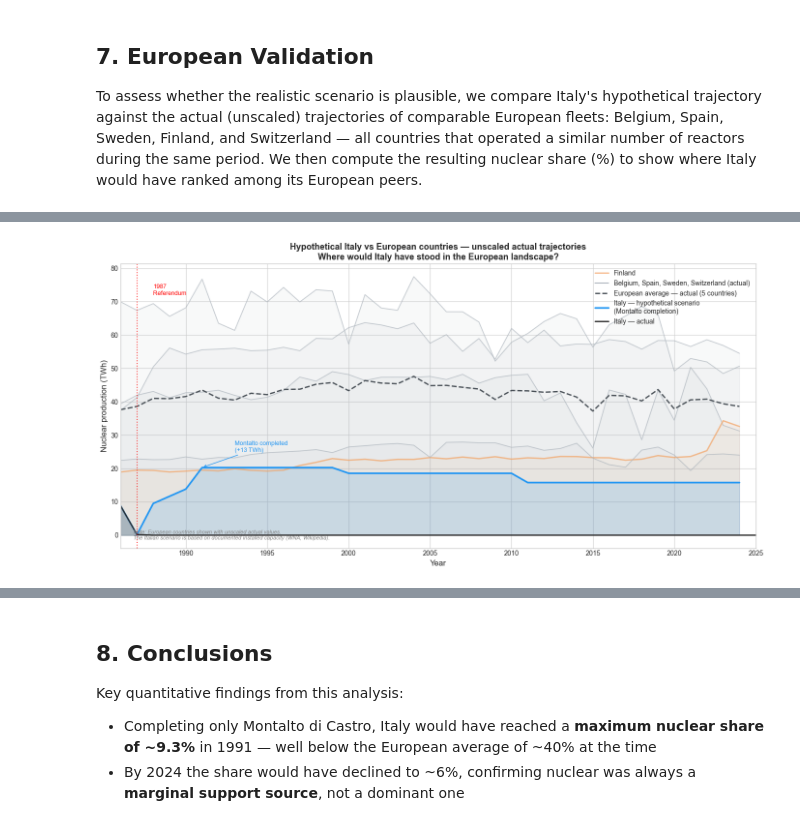
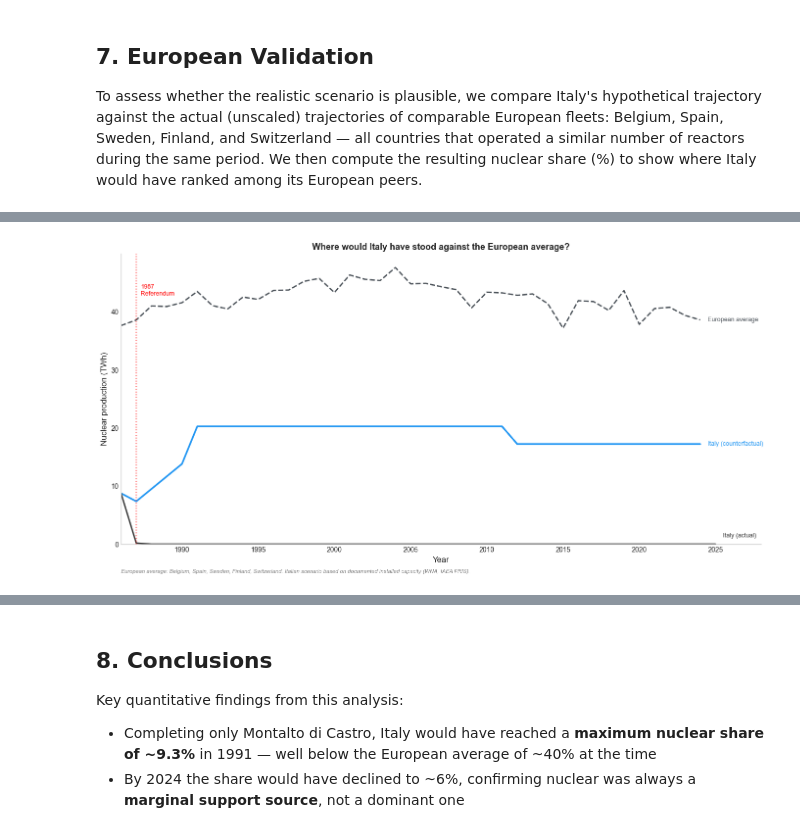
Before and after one commit to giuseppe-vigliotti/nuclear-data-analysis, a Jupyter notebook: notebooks/02_visualizations.ipynb, the cells around one changed output, grey strips where cells are left out. Drawn from its saved outputs; the diff is of its cells as text; code cells hidden in the pictures.

```diff
--- a/notebooks/02_visualizations.ipynb
+++ b/notebooks/02_visualizations.ipynb
@@ -1120,84 +984,53 @@ logger.info("Chart saved to plots/")
 # %%
 fig, ax = plt.subplots(figsize=(14, 7))
 
-# European countries — unscaled actual trajectories
-eu_colors = {
-    'Belgium':     ('#DEE2E6', '#ADB5BD'),
-    'Spain':       ('#DEE2E6', '#ADB5BD'),
-    'Sweden':      ('#DEE2E6', '#ADB5BD'),
-    'Finland':     ('#FFDAB9', '#F4A261'),
-    'Switzerland': ('#DEE2E6', '#ADB5BD')
-}
-
-for country in eu_countries:
-    df_c = df_eu[df_eu['country'] == country].copy()
-    if len(df_c) == 0:
-        continue
-    fill_col, line_col = eu_colors.get(country, ('#DEE2E6', '#ADB5BD'))
-    thickness = 2 if country == 'Finland' else 1.2
-    label = country if country == 'Finland' else '_nolegend_'
-
-    ax.fill_between(df_c['year'], df_c['nuclear_twh'],
-                    alpha=0.08, color=line_col)
-    ax.plot(df_c['year'], df_c['nuclear_twh'],
-            color=line_col, linewidth=thickness,
-            alpha=0.7, label=label)
-
-# Group label for grey countries
-ax.plot([], [], color='#ADB5BD', linewidth=1.5,
-        label='Belgium, Spain, Sweden, Switzerland (actual)')
-
-# European actual average
+# Media europea
 eu_avg_actual = df_eu.groupby('year')['nuclear_twh'].mean()
 ax.plot(eu_avg_actual.index, eu_avg_actual.values,
-        color='#495057', linewidth=2, linestyle='--',
-        label='European average — actual (5 countries)')
+        color='#495057', linewidth=2, linestyle='--')
+ax.text(eu_avg_actual.index[-1] + 0.5, eu_avg_actual.values[-1],
+        'European average', va='center', fontsize=9, color='#495057')
 
-# Italy hypothetical scenario — absolute values
-ax.fill_between(df_scenario['year'], df_scenario['twh_scenario'],
-                alpha=0.15, color='#2196F3')
-ax.plot(df_scenario['year'], df_scenario['twh_scenario'],
-        color='#2196F3', linewidth=2.5,
-        label='Italy — hypothetical scenario\n(Montalto completion)')
+# Scenario ipotetico Italia
+df_s = df_scenario[df_scenario['year'] >= 1986]
+ax.plot(df_s['year'], df_s['twh_scenario'],
+        color='#2196F3', linewidth=2.5)
+ax.text(df_s['year'].iloc[-1] + 0.5, df_s['twh_scenario'].iloc[-1],
+        'Italy (counterfactual)', va='center', fontsize=9, color='#2196F3')
 
-# Italy actual
+# Italia reale
 df_italy_plot = df_merged[
     (df_merged['country'] == 'Italy') &
     (df_merged['year'] >= 1986)
 ].copy()
-ax.fill_between(df_italy_plot['year'], df_italy_plot['nuclear_twh'],
-                alpha=0.2, color='#2d2d2d')
 ax.plot(df_italy_plot['year'], df_italy_plot['nuclear_twh'],
-        color='#2d2d2d', linewidth=2,
-        label='Italy — actual')
+        color='#2d2d2d', linewidth=2)
+ax.text(df_italy_plot['year'].iloc[-1] + 0.5, 1.5,
+        'Italy (actual)', va='center', fontsize=9, color='#2d2d2d')
 
-# Referendum line
+# Referendum
 ax.axvline(x=1987, color='red', linestyle=':', linewidth=1.5, alpha=0.7)
-ax.text(1988, 72, '1987\nReferendum', color='red', fontsize=9)
-
-# Montalto annotation
-ax.annotate('Montalto completed\n(+13 TWh)',
-            xy=(1991, 20.3), xytext=(1993, 25),
-            arrowprops=dict(arrowstyle='->', color='#2196F3'),
-            fontsize=9, color='#2196F3')
+ax.text(1987.3, eu_avg_actual.values.max() * 0.9,
+        '1987\nReferendum', color='red', fontsize=9)
 
 ax.set_xlabel('Year', fontsize=12)
 ax.set_ylabel('Nuclear production (TWh)', fontsize=12)
-ax.set_title('Hypothetical Italy vs European countries — unscaled actual trajectories\n'
-             'Where would Italy have stood in the European landscape?',
+ax.set_title("Where would Italy have stood against the European average?",
              fontsize=13, fontweight='bold')
-ax.legend(fontsize=10, loc='upper right')
-ax.set_xlim(1986, 2025)
+ax.set_xlim(1986, 2028)
+ax.set_ylim(0)
+ax.spines['top'].set_visible(False)
+ax.spines['right'].set_visible(False)
+ax.grid(False)
 
-# Methodological note
-ax.text(0.02, 0.03,
-        'Note: European countries shown with unscaled actual values.\n'
-        'The Italian scenario is based on documented installed capacity (WNA, Wikipedia).',
+ax.text(0, -0.1,
+        'European average: Belgium, Spain, Sweden, Finland, Switzerland. '
+        'Italian scenario based on documented installed capacity (WNA, IAEA PRIS).',
         transform=ax.transAxes, fontsize=8, color='gray', style='italic')
 
 plt.tight_layout()
 plt.savefig('../plots/08_european_comparison.png', dpi=150, bbox_inches='tight')
 plt.show()
 logger.info("Chart saved to plots/")
 # %% [output]
-[figure, old version]
+[figure, new version]
```
Also changed, not shown: parts of 27 cells of this notebook, 7 other files.
